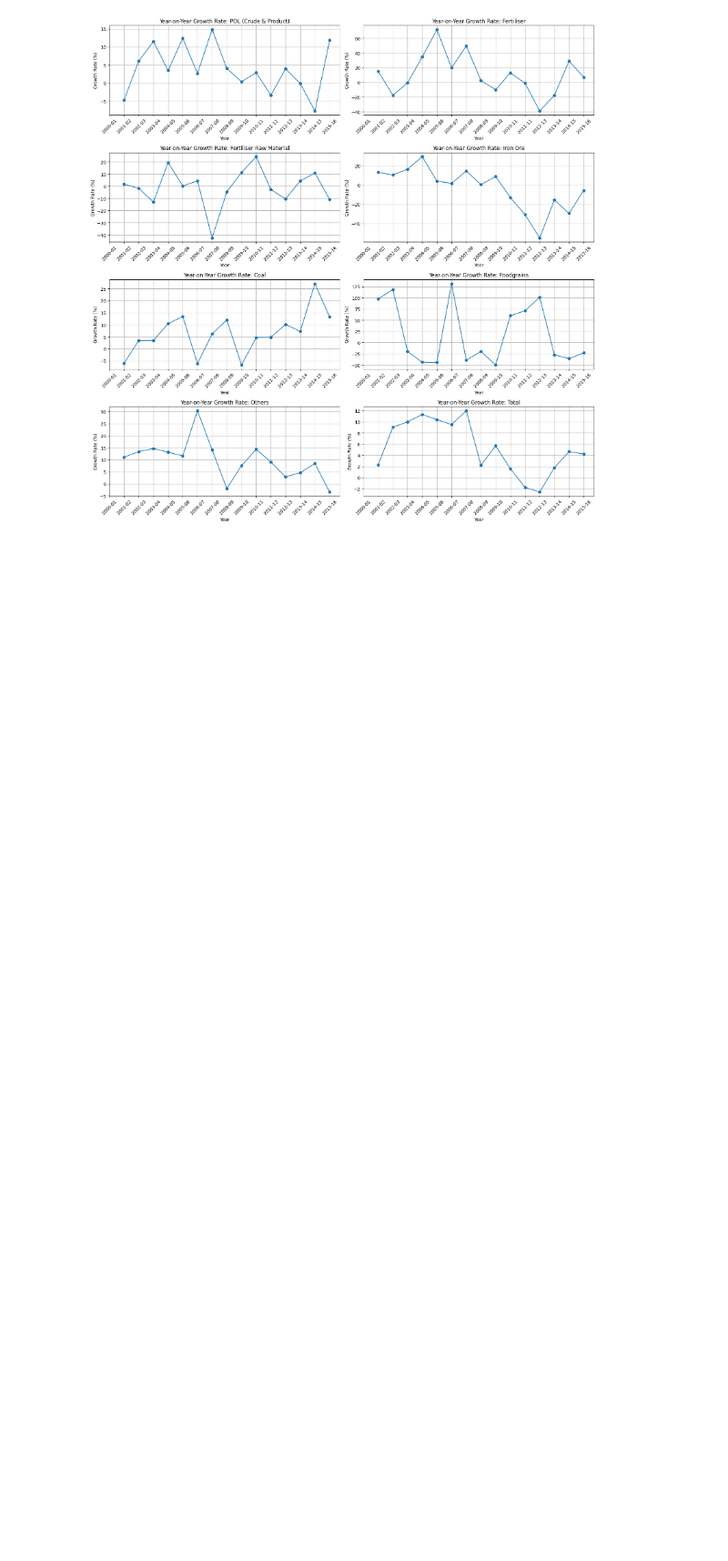
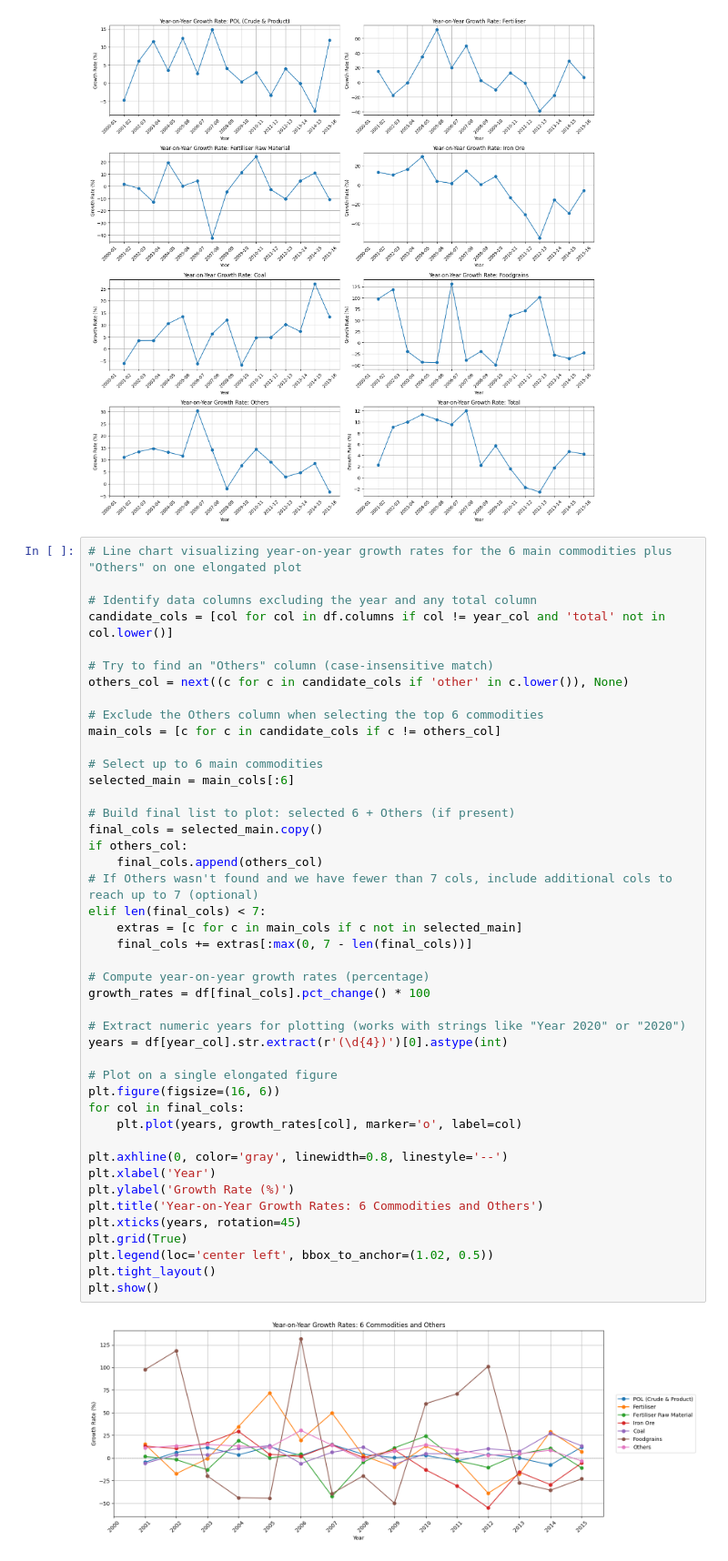
Before and after one commit to sarthak-somani/stats-project, a Jupyter notebook: stats-project-code.ipynb, the cells around one changed output. Shown at 91% size. Drawn from its saved outputs; the diff is of its cells as text; blank space fills up the shorter version.

```diff
--- a/stats-project-code.ipynb
+++ b/stats-project-code.ipynb
@@ -82,6 +96,52 @@ plt.tight_layout()
 plt.show()
 # %% [output]
 [figure]
+# %%
+# Line chart visualizing year-on-year growth rates for the 6 main commodities plus "Others" on one elongated plot
+
+# Identify data columns excluding the year and any total column
+candidate_cols = [col for col in df.columns if col != year_col and 'total' not in col.lower()]
+
+# Try to find an "Others" column (case-insensitive match)
+others_col = next((c for c in candidate_cols if 'other' in c.lower()), None)
+
+# Exclude the Others column when selecting the top 6 commodities
+main_cols = [c for c in candidate_cols if c != others_col]
+
+# Select up to 6 main commodities
+selected_main = main_cols[:6]
+
+# Build final list to plot: selected 6 + Others (if present)
+final_cols = selected_main.copy()
+if others_col:
+    final_cols.append(others_col)
+# If Others wasn't found and we have fewer than 7 cols, include additional cols to reach up to 7 (optional)
+elif len(final_cols) < 7:
+    extras = [c for c in main_cols if c not in selected_main]
+    final_cols += extras[:max(0, 7 - len(final_cols))]
+
+# Compute year-on-year growth rates (percentage)
+growth_rates = df[final_cols].pct_change() * 100
+
+# Extract numeric years for plotting (works with strings like "Year 2020" or "2020")
+years = df[year_col].str.extract(r'(\d{4})')[0].astype(int)
+
+# Plot on a single elongated figure
+plt.figure(figsize=(16, 6))
+for col in final_cols:
+    plt.plot(years, growth_rates[col], marker='o', label=col)
+
+plt.axhline(0, color='gray', linewidth=0.8, linestyle='--')
+plt.xlabel('Year')
+plt.ylabel('Growth Rate (%)')
+plt.title('Year-on-Year Growth Rates: 6 Commodities and Others')
+plt.xticks(years, rotation=45)
+plt.grid(True)
+plt.legend(loc='center left', bbox_to_anchor=(1.02, 0.5))
+plt.tight_layout()
+plt.show()
+# %% [output]
+[figure, added]
 # %%
 # Forecast next year's value for each commodity using ARIMA and plot the predictions
 from statsmodels.tsa.arima.model import ARIMA
```
Also changed, not shown: parts of 4 cells of this notebook.
